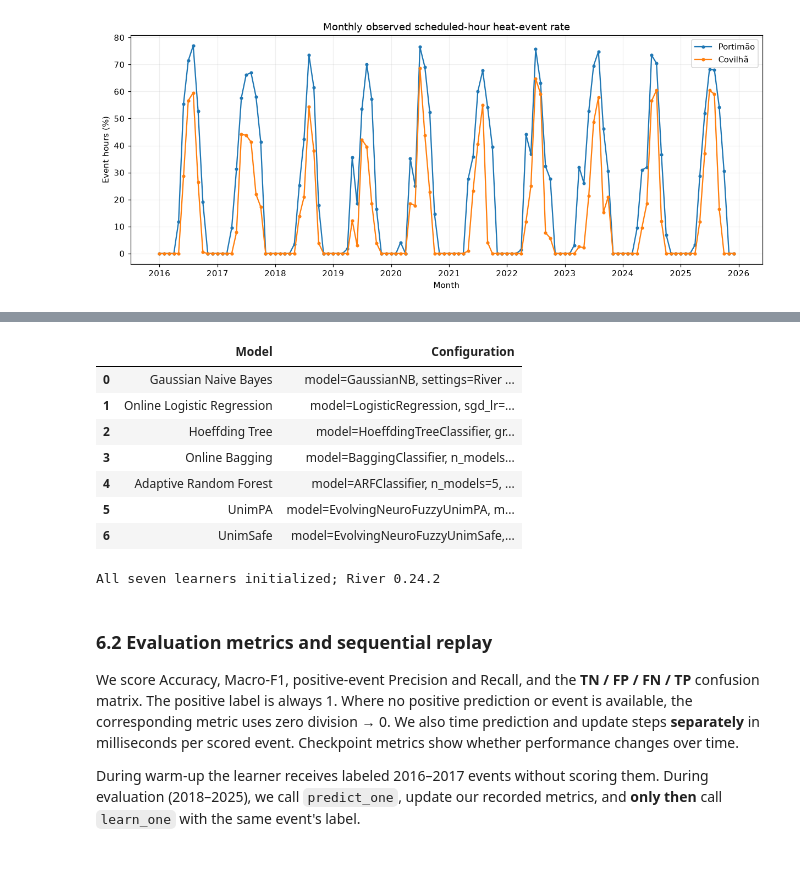
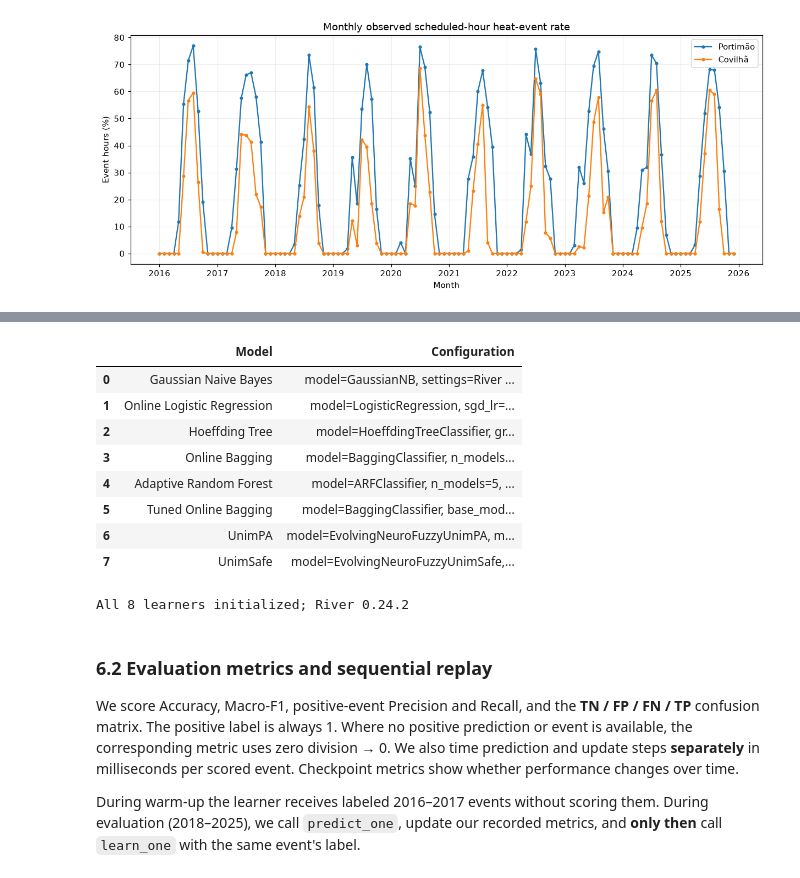
Before and after one commit to VikaMokhovikova/data_stream_mining_final, a Jupyter notebook: src/Final_Project_Heat_Stress.ipynb, the cells around one changed output, grey strips where cells are left out. Saved outputs shown, nothing was run; the diff lists cells and outputs as text; code cells hidden in the pictures.

```diff
--- a/src/Final_Project_Heat_Stress.ipynb
+++ b/src/Final_Project_Heat_Stress.ipynb
@@ -695,9 +810,19 @@ class FuzzyStreamModel:
     def learn_one(self, x, y):
         self.learner.partial_fit(self.inputs(x), np.array([y]))
 
+# Selected on the 2016-2017 warm-up only by src/tune_hyperparameters.py
+# (results/tuning/best_parameters.json); one configuration per representation.
+TUNED_BAGGING = {
+    'A': {'n_models': 15, 'grace_period': 50, 'delta': 6.798389918397393e-07,
+          'tau': 0.2, 'leaf_prediction': 'nba', 'split_criterion': 'gini'},
+    'B': {'n_models': 20, 'grace_period': 10, 'delta': 7.056941046962843e-05,
+          'tau': 0.1, 'leaf_prediction': 'nba', 'split_criterion': 'info_gain'},
+}
+
 MODEL_NAMES = [
     'Gaussian Naive Bayes', 'Online Logistic Regression',
     'Hoeffding Tree', 'Online Bagging', 'Adaptive Random Forest', *FUZZY,
+    'Tuned Online Bagging',
 ]
 MODEL_PARAMETERS = {
     'Gaussian Naive Bayes': {'model': 'GaussianNB', 'settings': 'River defaults'},
@@ -712,6 +837,12 @@ MODEL_PARAMETERS = {
                                'tau': .1, 'leaf_prediction': 'mc', 'seed': RANDOM_SEED},
 }
 
+
+MODEL_PARAMETERS['Tuned Online Bagging'] = {
+    'model': 'BaggingClassifier', 'base_model': 'HoeffdingTreeClassifier',
+    'seed': RANDOM_SEED, 'selection': 'random search on 2016-2017 warm-up only',
+    'representation_A': TUNED_BAGGING['A'], 'representation_B': TUNED_BAGGING['B'],
+}
 
 for name, cls in FUZZY.items():
     MODEL_PARAMETERS[name] = {'model': cls.__name__, 'max_rules': 5, 'n_classes': 2,
@@ -735,39 +866,45 @@ def new_model(name, columns=REP_A):
     if name == 'Online Bagging':
         return ensemble.BaggingClassifier(model=make_tree(),
                                           n_models=ENSEMBLE_SIZE, seed=RANDOM_SEED)
+    if name == 'Tuned Online Bagging':
+        params = dict(TUNED_BAGGING['B' if list(columns) == REP_B else 'A'])
+        n_models = params.pop('n_models')
+        return ensemble.BaggingClassifier(model=tree.HoeffdingTreeClassifier(**params),
+                                          n_models=n_models, seed=RANDOM_SEED)
     if name == 'Adaptive Random Forest':
         return forest.ARFClassifier(n_models=ENSEMBLE_SIZE, max_features='sqrt',
                                     lambda_value=6, grace_period=50, delta=.001,
                                     tau=.1, leaf_prediction='mc', seed=RANDOM_SEED)
     raise KeyError(name)
 
 
 for model_name in MODEL_NAMES:
     candidate_model = new_model(model_name)
     assert hasattr(candidate_model, 'predict_one') and hasattr(candidate_model, 'learn_one')
 model_table = pd.DataFrame([
     {
         'Model': name,
         'Configuration': ', '.join(
             f'{key}={value}'
             for key, value in parameters.items()
         )
     }
     for name, parameters in MODEL_PARAMETERS.items()
 ])
 
 display(model_table)
-print('All seven learners initialized; River', installed_version('river'))
+print(f'All {len(MODEL_NAMES)} learners initialized; River', installed_version('river'))
 # %% [output]
 |  | Model | Configuration |
 | 0 | Gaussian Naive Bayes | model=GaussianNB, settings=River ... |
 | 1 | Online Logistic Regression | model=LogisticRegression, sgd_lr=... |
 | 2 | Hoeffding Tree | model=HoeffdingTreeClassifier, gr... |
 | 3 | Online Bagging | model=BaggingClassifier, n_models... |
 | 4 | Adaptive Random Forest | model=ARFClassifier, n_models=5, ... |
-| 5 | UnimPA | model=EvolvingNeuroFuzzyUnimPA, m... |
-| 6 | UnimSafe | model=EvolvingNeuroFuzzyUnimSafe,... |
+| 5 | Tuned Online Bagging | model=BaggingClassifier, base_mod... |
+| 6 | UnimPA | model=EvolvingNeuroFuzzyUnimPA, m... |
+| 7 | UnimSafe | model=EvolvingNeuroFuzzyUnimSafe,... |
-All seven learners initialized; River 0.24.2
+All 8 learners initialized; River 0.24.2
 # %% [markdown]
 ### 6.2 Evaluation metrics and sequential replay
 We score Accuracy, Macro-F1, positive-event Precision and Recall, and the **TN / FP / FN / TP** confusion matrix. The positive label is always 1. Where no positive prediction or event is available, the corresponding metric uses zero division → 0. We also time prediction and update steps **separately** in milliseconds per scored event. Checkpoint metrics show whether performance changes over time.
```
Also changed, not shown: parts of 11 cells of this notebook, 12 other files.
